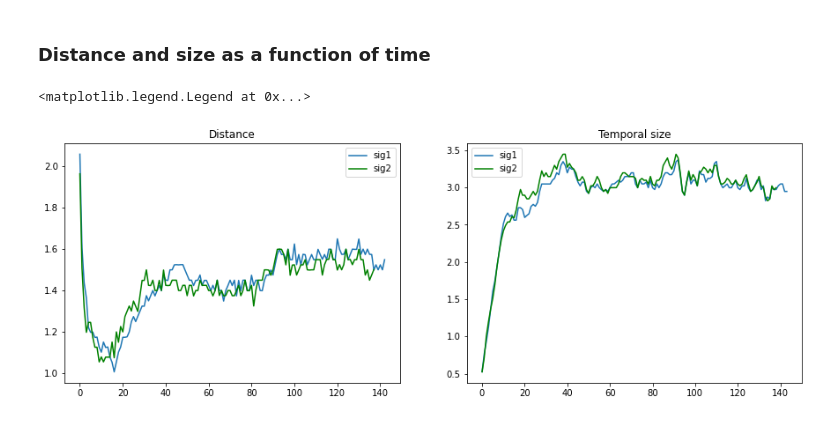
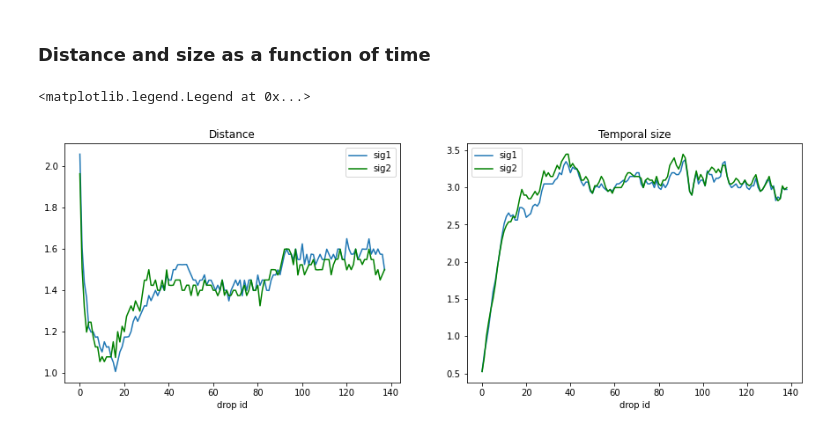
Before and after one commit to AlessandroLovo/T-junction, a Jupyter notebook: T-data/testing/Dropsinator_Rev2.1.ipynb, the cells around one changed output. Cells and saved outputs as stored; diff of their text form; code cells hidden in the pictures.

```diff
--- a/T-data/testing/Dropsinator_Rev2.1.ipynb
+++ b/T-data/testing/Dropsinator_Rev2.1.ipynb
@@ -259,7 +262,7 @@ thr_high =  0.05833418033544178         [V]
 ## Drops detection
 # %%
 #definisco una goccia da quando il segnale sale sopra la soglia alta a quando scende sotto la soglia bassa
-def drop_det(time, data, thr_low, thr_high, ymin, ymax, xrange):
+def drop_det(time, data, thr_low, thr_high, xrange):
 
     # Drops edges computing
     bool_high  = data > thr_high
@@ -294,18 +297,19 @@ def drop_det(time, data, thr_low, thr_high, ymin, ymax, xrange):
     for j in range(int (time[-1]/xrange)):
         plt.figure()
         plt.figure(figsize=(20,4))
+        plt.plot(time, data)
+        ymin,ymax=plt.ylim()
         for i in range(len(drop_end)):
 
             plt.vlines(drop_start[i], ymin, ymax, color='green')
             plt.vlines(drop_end[i], ymin, ymax, color='red')
 
-        plt.plot(time, data)
+
         plt.ylabel("Voltage [V]")
         plt.xlabel("Time [s]")
         plt.xlim(j*xrange,(j+1)*xrange)
-        plt.ylim(ymin, ymax)
         plt.show()
 
-    return drop_start, drop_end
+    return np.array(drop_start), np.array(drop_end)
 # %% [markdown]
 ### Signal 1
@@ -319,7 +316,7 @@ plt.xlim(0,100)
 # %%
-ymin         = -0.2           # plot y min. [V]
-ymax         = 0.2          # plot y max. [V]
 xrange       = 100          # single plot x range [s]
-drop_start_1, drop_end_1 = drop_det(t, sig1_high, thr_low_1, thr_high_1, ymin, ymax, xrange)
+drop_start_1, drop_end_1 = drop_det(t, sig1_high, thr_low_1, thr_high_1, xrange)
+global drop_start_1
+global drop_end_1
 # %% [output]
 <Figure size 432x288 with 0 Axes>
@@ -337,9 +334,9 @@ drop_start_1, drop_end_1 = drop_det(t, sig1_high, thr_low_1, thr_high_1, ymin, y
 # %% [markdown]
 ### Signal 2
 # %%
-ymin         = -0.2            # plot y min. [V]
-ymax         = 0.2           # plot y max. [V]
-xrange       = 100            # single plot x range [s]
-drop_start_2, drop_end_2 = drop_det(t, sig2_high, thr_low_2, thr_high_2, ymin, ymax, xrange)
+xrange       = 300            # single plot x range [s]
+drop_start_2, drop_end_2 = drop_det(t, sig2_high, thr_low_2, thr_high_2, xrange)
+global drop_start_2
+global drop_end_2
 # %% [output]
 <Figure size 432x288 with 0 Axes>
@@ -653,18 +769,20 @@ plt.plot(dt_mid)
 ### Distance and size as a function of time
 # %%
 fig, ax = plt.subplots(nrows=1, ncols=2, figsize=(15, 5))
-ax[0].plot(drop_start_1[1+d1:] - drop_end_1[d1:-1], label='sig1')
-ax[0].plot(drop_start_2[1+d2:] - drop_end_2[d2:-1],color='green',label='sig2')
+ax[0].plot(drop_start_1[1:] - drop_end_1[:-1], label='sig1')
+ax[0].plot(drop_start_2[1:] - drop_end_2[:-1],color='green',label='sig2')
+ax[0].set_xlabel('drop id')
 ax[0].set_title('Distance')
 ax[0].legend(loc='best')
 
-t_size_1 = drop_end_1[d1:] - drop_start_1[d1:]
-t_size_2 = drop_end_2[d2:] - drop_start_2[d2:]
+t_size_1 = drop_end_1[:] - drop_start_1[:]
+t_size_2 = drop_end_2[:] - drop_start_2[:]
 
 ax[1].plot(t_size_1,label='sig1')
 ax[1].plot(t_size_2,color='green',label='sig2')
+ax[1].set_xlabel('drop id')
 ax[1].set_title('Temporal size')
 ax[1].legend(loc='best')
 # %% [output]
 <matplotlib.legend.Legend at 0x...>
-[figure, old version]
+[figure, new version]
```
Also changed, not shown: parts of 41 cells of this notebook, 1 other file.
